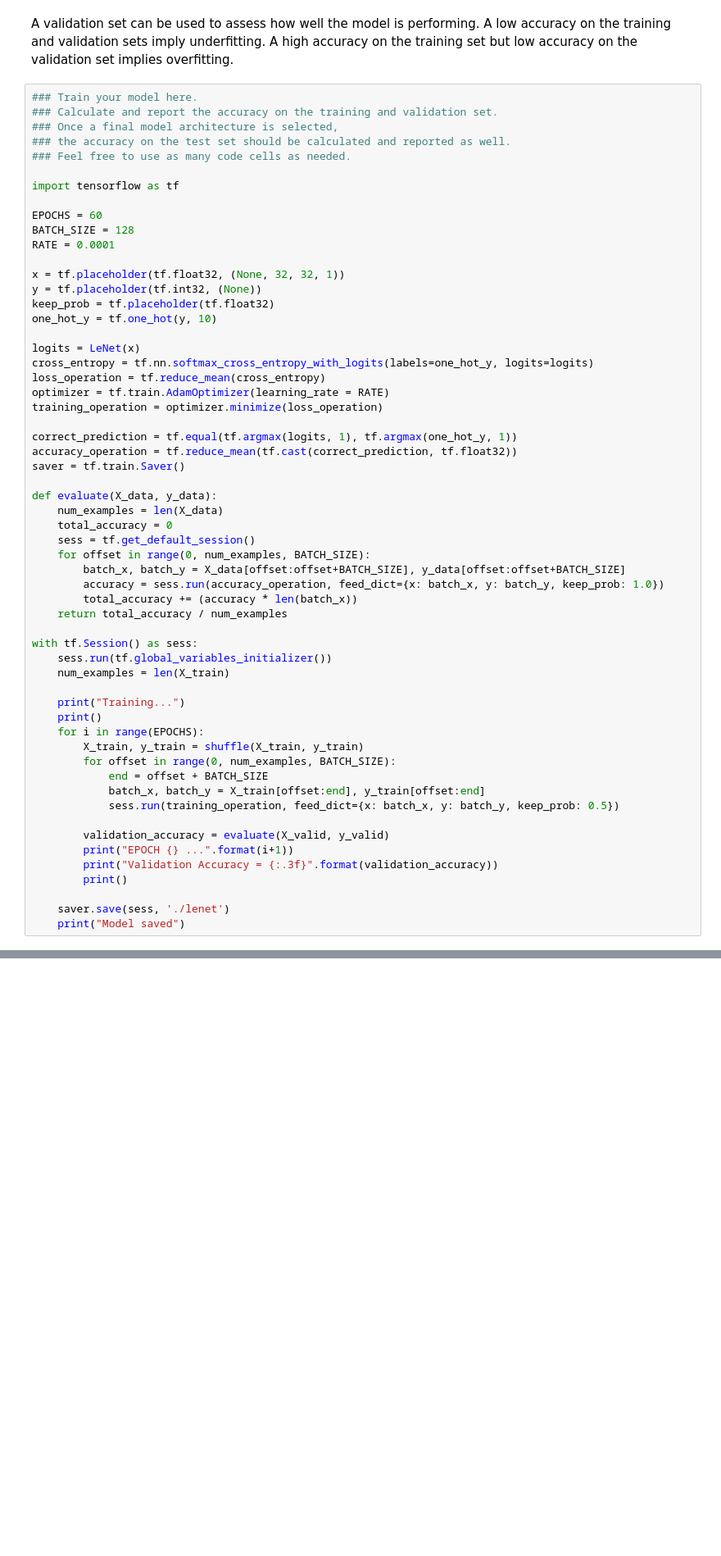
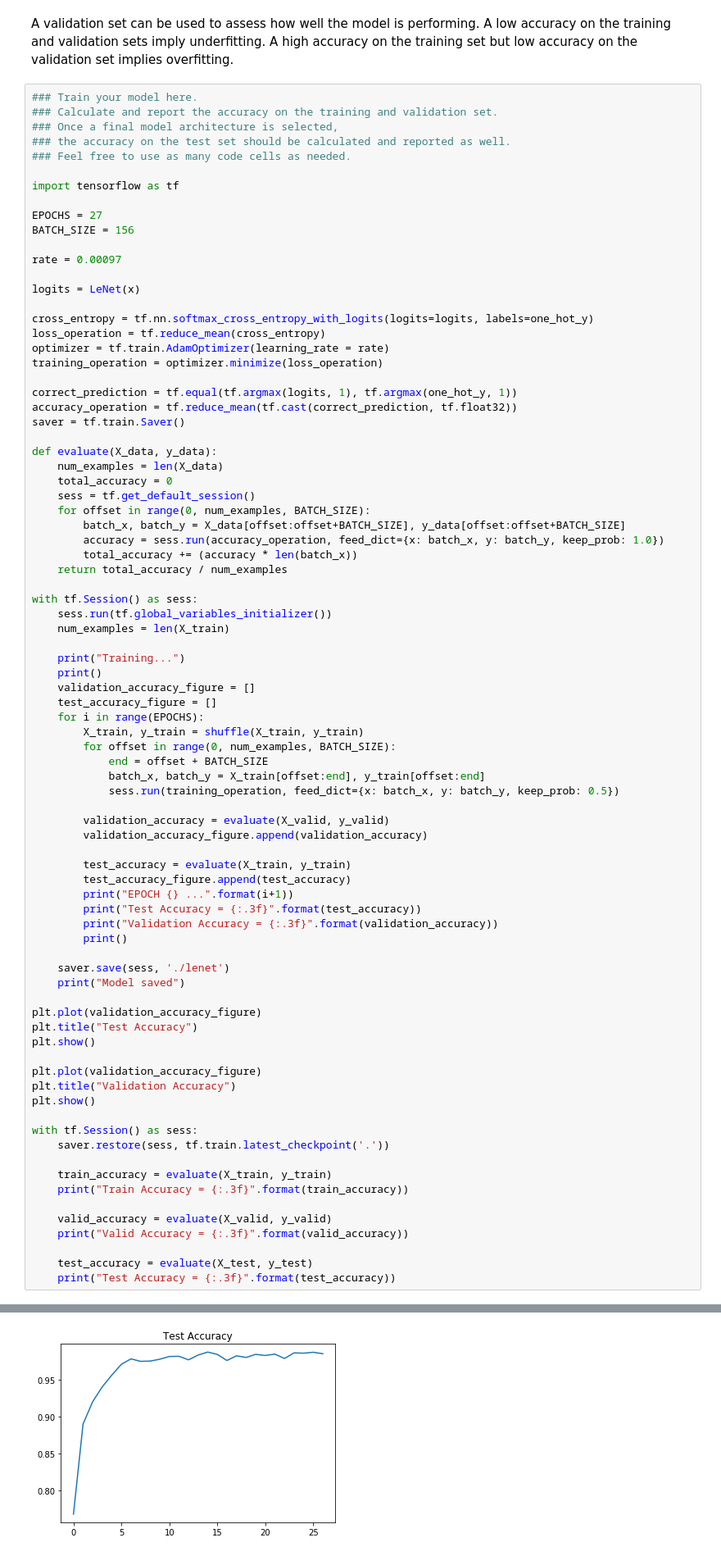
Before and after one commit to vippermaeglin/self-driven-car-nd, a Jupyter notebook: P2 - Traffic Sign Classifier/Traffic_Sign_Classifier.ipynb, the cells around one changed output, grey strips where cells are left out. Shown at 82% size. Drawn from its saved outputs; the diff is of its cells as text; blank space fills up the shorter version.

```diff
--- a/P2 - Traffic Sign Classifier/Traffic_Sign_Classifier.ipynb
+++ b/P2 - Traffic Sign Classifier/Traffic_Sign_Classifier.ipynb
@@ -248,19 +389,16 @@ sets imply underfitting. A high accuracy on the training set but low accuracy on
 
 import tensorflow as tf
 
-EPOCHS = 60
-BATCH_SIZE = 128
-RATE = 0.0001
+EPOCHS = 27
+BATCH_SIZE = 156
 
-x = tf.placeholder(tf.float32, (None, 32, 32, 1))
-y = tf.placeholder(tf.int32, (None))
-keep_prob = tf.placeholder(tf.float32)
-one_hot_y = tf.one_hot(y, 10)
+rate = 0.00097
 
 logits = LeNet(x)
-cross_entropy = tf.nn.softmax_cross_entropy_with_logits(labels=one_hot_y, logits=logits)
+
+cross_entropy = tf.nn.softmax_cross_entropy_with_logits(logits=logits, labels=one_hot_y)
 loss_operation = tf.reduce_mean(cross_entropy)
-optimizer = tf.train.AdamOptimizer(learning_rate = RATE)
+optimizer = tf.train.AdamOptimizer(learning_rate = rate)
 training_operation = optimizer.minimize(loss_operation)
 
 correct_prediction = tf.equal(tf.argmax(logits, 1), tf.argmax(one_hot_y, 1))
@@ -283,6 +421,8 @@ with tf.Session() as sess:
 
     print("Training...")
     print()
+    validation_accuracy_figure = []
+    test_accuracy_figure = []
     for i in range(EPOCHS):
         X_train, y_train = shuffle(X_train, y_train)
         for offset in range(0, num_examples, BATCH_SIZE):
@@ -291,10 +431,35 @@ with tf.Session() as sess:
             sess.run(training_operation, feed_dict={x: batch_x, y: batch_y, keep_prob: 0.5})
 
         validation_accuracy = evaluate(X_valid, y_valid)
+        validation_accuracy_figure.append(validation_accuracy)
+
+        test_accuracy = evaluate(X_train, y_train)
+        test_accuracy_figure.append(test_accuracy)
         print("EPOCH {} ...".format(i+1))
+        print("Test Accuracy = {:.3f}".format(test_accuracy))
         print("Validation Accuracy = {:.3f}".format(validation_accuracy))
         print()
 
     saver.save(sess, './lenet')
     print("Model saved")
+
+plt.plot(validation_accuracy_figure)
+plt.title("Test Accuracy")
+plt.show()
+
+plt.plot(validation_accuracy_figure)
+plt.title("Validation Accuracy")
+plt.show()
+
+with tf.Session() as sess:
+    saver.restore(sess, tf.train.latest_checkpoint('.'))
+
+    train_accuracy = evaluate(X_train, y_train)
+    print("Train Accuracy = {:.3f}".format(train_accuracy))
+
+    valid_accuracy = evaluate(X_valid, y_valid)
+    print("Valid Accuracy = {:.3f}".format(valid_accuracy))
+
+    test_accuracy = evaluate(X_test, y_test)
+    print("Test Accuracy = {:.3f}".format(test_accuracy))
 # %% [output]
@@ -316,2 +481,3 @@ Validation Accuracy = 0.048
 
 Model saved
+[figure, added]
```
Also changed, not shown: parts of 16 cells of this notebook, 25 other files.
